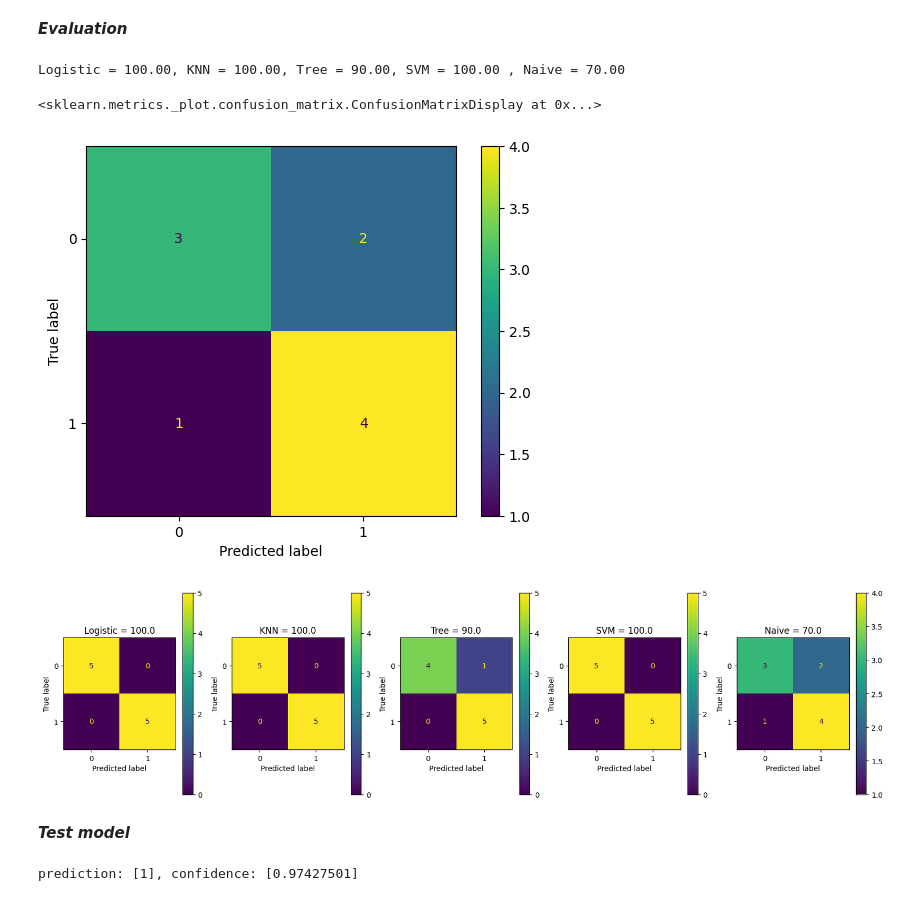
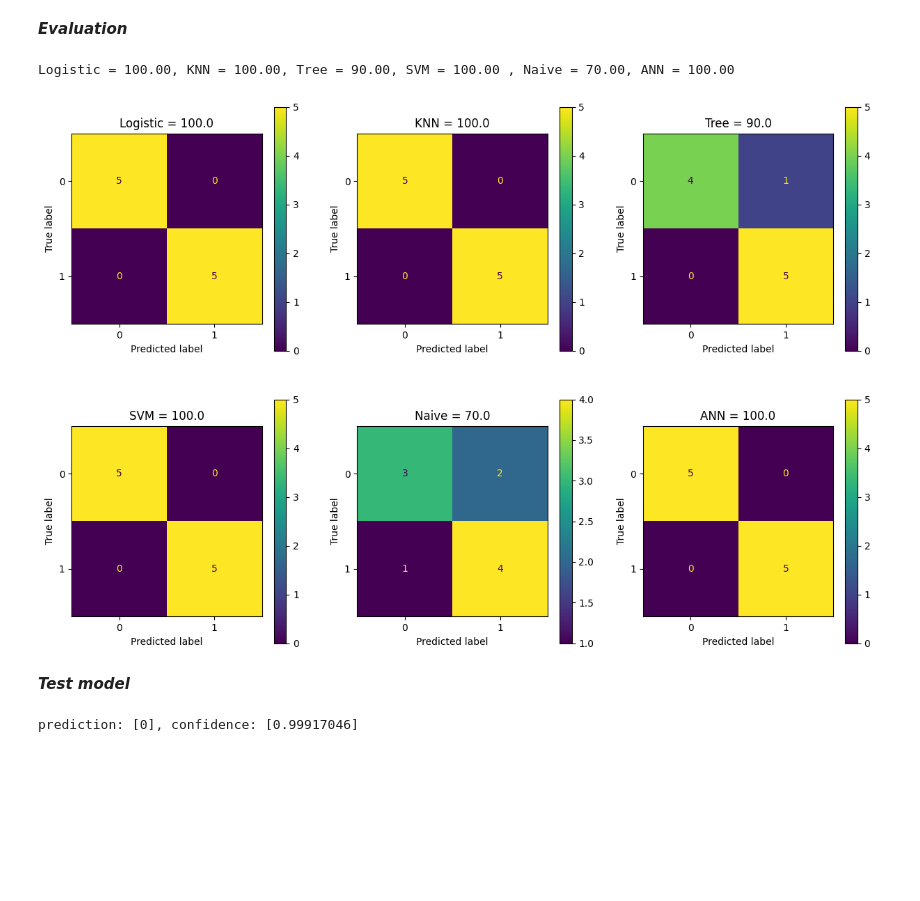
Before and after one commit to M6402334art/Yoom-s-project, a Jupyter notebook: FirstMethod.ipynb, the cells around one changed output. Drawn from its saved outputs; the diff is of its cells as text; code cells hidden in the pictures; blank space fills up the shorter version.

```diff
--- a/FirstMethod.ipynb
+++ b/FirstMethod.ipynb
@@ -274,59 +436,62 @@ svm_acc = accuracy_score(y_true=y_test, y_pred=svm_predict)
 naive_predict = naive.predict(x_test)
 naive_acc = accuracy_score(y_true=y_test, y_pred=naive_predict)
 
-print ('Logistic = %.2f, KNN = %.2f, Tree = %.2f, SVM = %.2f , Naive = %.2f' %(lr_acc*100, knn_acc*100, tree_acc*100, svm_acc*100, naive_acc*100))
+#ANN
+ann_predict = ann.predict(x_test)
+ann_acc = accuracy_score(y_true=y_test, y_pred=ann_predict)
+
+print ('Logistic = %.2f, KNN = %.2f, Tree = %.2f, SVM = %.2f , Naive = %.2f, ANN = %.2f' %(lr_acc*100, knn_acc*100, tree_acc*100, svm_acc*100, naive_acc*100, ann_acc*100))
 # %% [output]
-Logistic = 100.00, KNN = 100.00, Tree = 90.00, SVM = 100.00 , Naive = 70.00
+Logistic = 100.00, KNN = 100.00, Tree = 90.00, SVM = 100.00 , Naive = 70.00, ANN = 100.00
-# %%
-naive_cm = confusion_matrix(y_test, naive_predict, labels=naive.classes_)
-disp = ConfusionMatrixDisplay(confusion_matrix=naive_cm,
-                              display_labels=naive.classes_)
-disp.plot()
-# %% [output]
-<sklearn.metrics._plot.confusion_matrix.ConfusionMatrixDisplay at 0x...>
-[figure, removed]
 # %%
-fig, axs = plt.subplots(1,5, figsize=(20,5))
+fig, axs = plt.subplots(2,3, figsize=(15,10))
 
 # Logistic regression
 lr_cm = confusion_matrix(y_test, lr_predict, labels=lr.classes_)
 disp = ConfusionMatrixDisplay(confusion_matrix=lr_cm,
                               display_labels=lr.classes_)
-disp.plot(ax=axs[0])
-axs[0].set_title(f'Logistic = {lr_acc*100}')
+disp.plot(ax=axs[0,0])
+axs[0,0].set_title(f'Logistic = {lr_acc*100}')
 
 # KNN
 knn_cm = confusion_matrix(y_test, knn_predict, labels=knn.classes_)
 disp = ConfusionMatrixDisplay(confusion_matrix=knn_cm,
                               display_labels=knn.classes_)
-disp.plot(ax=axs[1])
-axs[1].set_title(f'KNN = {knn_acc*100}')
+disp.plot(ax=axs[0,1])
+axs[0,1].set_title(f'KNN = {knn_acc*100}')
 
 # Decision tree
 tree_cm = confusion_matrix(y_test, tree_predict, labels=tree.classes_)
 disp = ConfusionMatrixDisplay(confusion_matrix=tree_cm,
                               display_labels=tree.classes_)
-disp.plot(ax=axs[2])
-axs[2].set_title(f'Tree = {tree_acc*100}')
+disp.plot(ax=axs[0,2])
+axs[0,2].set_title(f'Tree = {tree_acc*100}')
 
 # SVM
 svm_cm = confusion_matrix(y_test, svm_predict, labels=svm.classes_)
 disp = ConfusionMatrixDisplay(confusion_matrix=svm_cm,
                               display_labels=svm.classes_)
-disp.plot(ax=axs[3])
-axs[3].set_title(f'SVM = {svm_acc*100}')
+disp.plot(ax=axs[1,0])
+axs[1,0].set_title(f'SVM = {svm_acc*100}')
 
 # Naive bay
 naive_cm = confusion_matrix(y_test, naive_predict, labels=naive.classes_)
 disp = ConfusionMatrixDisplay(confusion_matrix=naive_cm,
                               display_labels=naive.classes_)
-disp.plot(ax=axs[4])
-axs[4].set_title(f'Naive = {naive_acc*100}')
+disp.plot(ax=axs[1,1])
+axs[1,1].set_title(f'Naive = {naive_acc*100}')
+
+# ANN
+ann_cm = confusion_matrix(y_test, ann_predict, labels=ann.classes_)
+disp = ConfusionMatrixDisplay(confusion_matrix=ann_cm,
+                              display_labels=ann.classes_)
+disp.plot(ax=axs[1,2])
+axs[1,2].set_title(f'ANN = {ann_acc*100}')
 
 
 plt.show()
 # %% [output]
-[figure, old version]
+[figure, new version]
 # %% [markdown]
 ***Test model***
 # %%
@@ -334,7 +499,4 @@ testFile = pd.read_csv('test/G2.csv', nrows=30)
 # %%
-df1 = {'HeatDmd': HeatDmd, 'TargetTemp_Tenths': TargetTemp_Tenths, 'FlowTemp_Tenths': FlowTemp_Tenths,
-       'CoolDmd': CoolDmd,  'FTemp': FTemp, 'Output': result}
-
 HeatDmd = [np.mean(testFile['HeatDmd'])]
 TargetTemp_Tenths = [np.mean(testFile['TargetTemp_Tenths'])]
 FlowTemp_Tenths = [np.mean(testFile['FlowTemp_Tenths'])]
@@ -347,8 +509,8 @@ dfDic = {'HeatDmd': HeatDmd, 'TargetTemp_Tenths': TargetTemp_Tenths, 'FlowTemp_T
 dfTest = pd.DataFrame(dfDic)
 
 dfTestSC = sc.transform(dfTest)
-predictionTest = lr.predict(dfTestSC)
-confidence_levels = lr.predict_proba(dfTestSC)
+predictionTest = ann.predict(dfTestSC)
+confidence_levels = ann.predict_proba(dfTestSC)
 print(f'prediction: {predictionTest}, confidence: {confidence_levels.max(axis=1)}')
 # %% [output]
-prediction: [1], confidence: [0.97427501]
+prediction: [0], confidence: [0.99917046]
```
Also changed, not shown: parts of 5 cells of this notebook, 5 other files.
